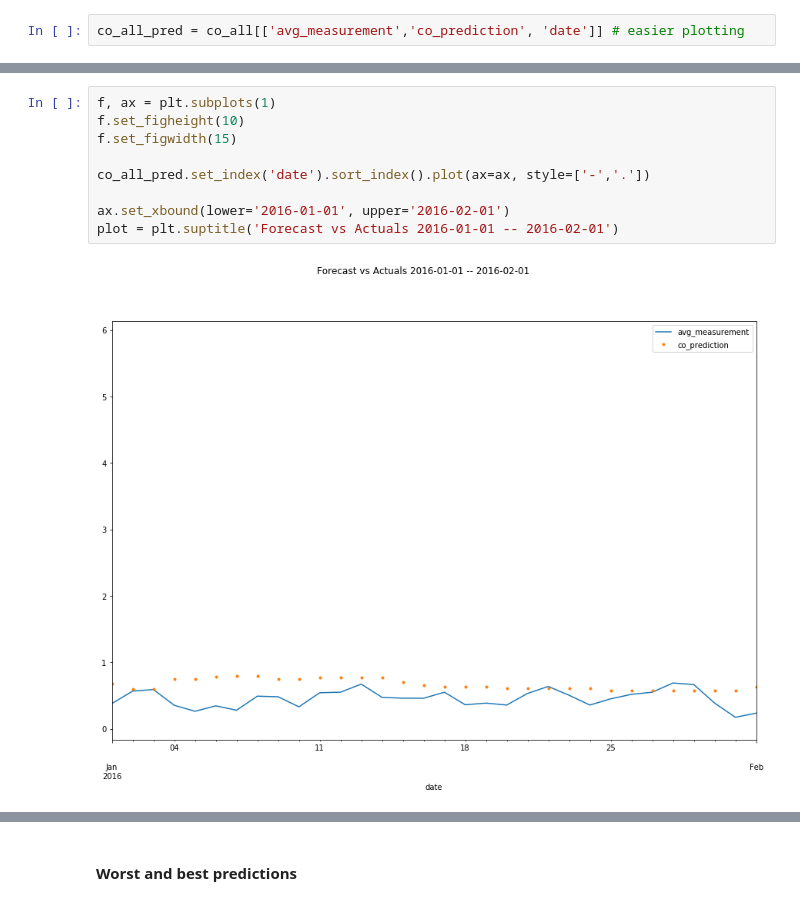
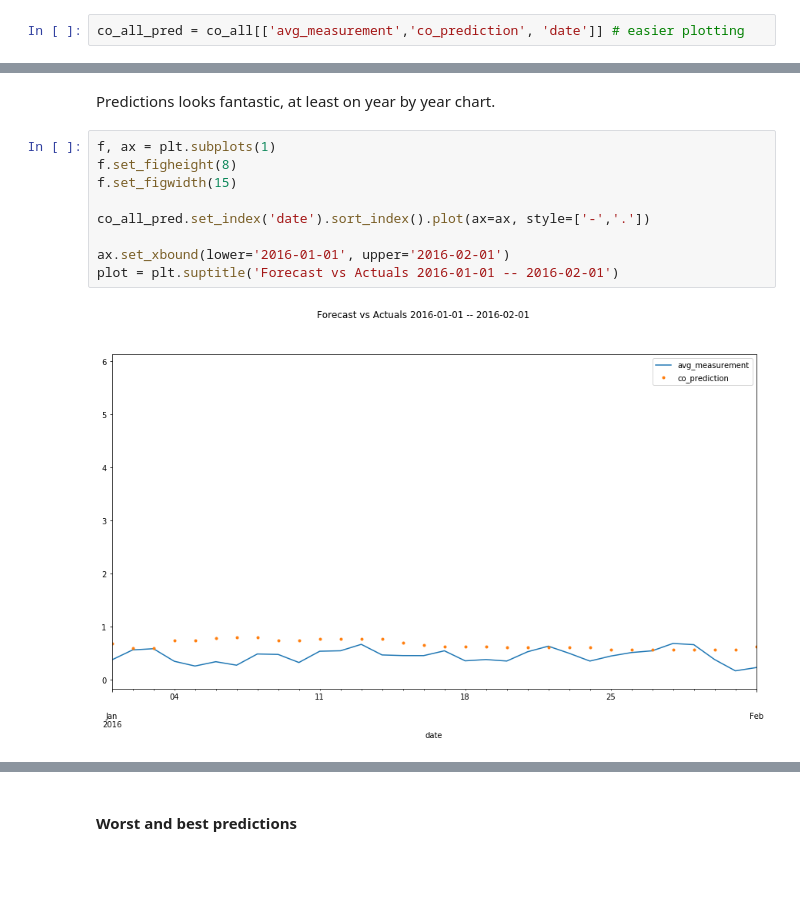
Before and after one commit to mwoss/timeseries-decision-trees, a Jupyter notebook: air_pollution_predictions.ipynb, the cells around one changed output, grey strips where cells are left out. Drawn from its saved outputs; the diff is of its cells as text; blank space fills up the shorter version.

```diff
--- a/air_pollution_predictions.ipynb
+++ b/air_pollution_predictions.ipynb
@@ -323,13 +338,15 @@ co_all_pred.set_index('date').sort_index().plot(figsize=(15, 10))
+# %% [markdown]
+Predictions looks fantastic, at least on year by year chart.
 # %%
 f, ax = plt.subplots(1)
-f.set_figheight(10)
+f.set_figheight(8)
 f.set_figwidth(15)
 
 co_all_pred.set_index('date').sort_index().plot(ax=ax, style=['-','.'])
 
 ax.set_xbound(lower='2016-01-01', upper='2016-02-01')
 plot = plt.suptitle('Forecast vs Actuals 2016-01-01 -- 2016-02-01')
 # %% [output]
-[figure, old version]
+[figure, new version]
 # %%
 f, ax = plt.subplots(1)
```
Also changed, not shown: parts of 21 cells of this notebook, 1 other file.
